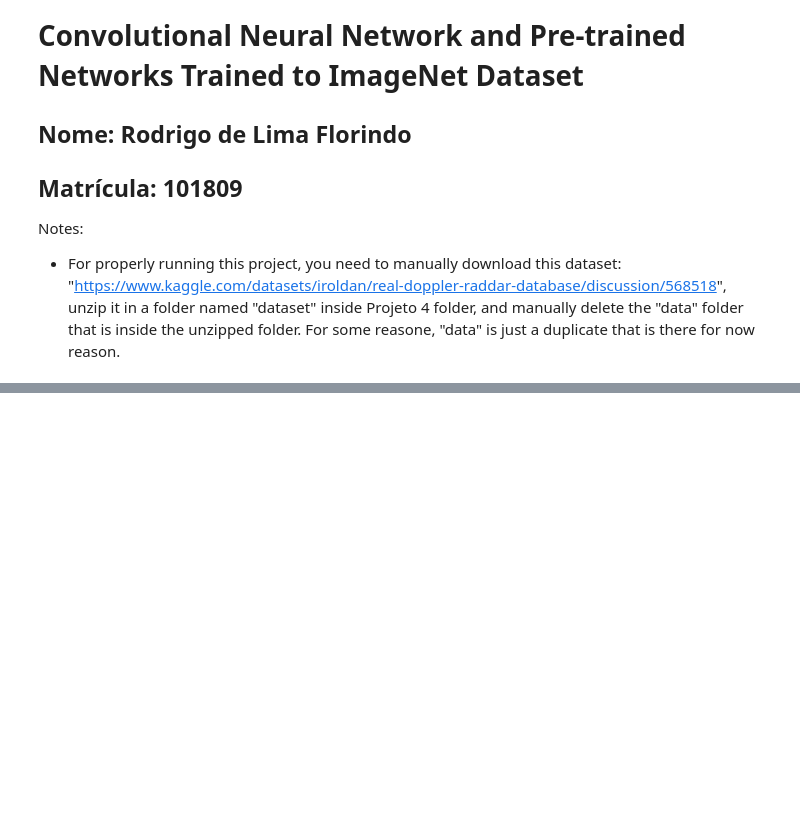
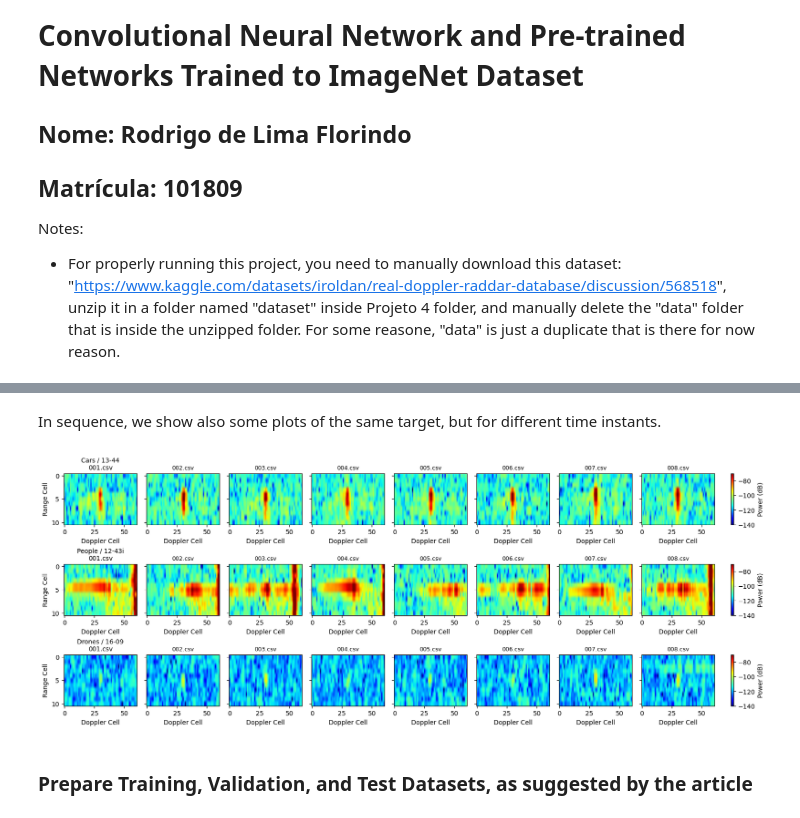
Before and after one commit to rodrigodelimaf/PDS-Redes-Neurais-ITA, a Jupyter notebook: Projeto 4/rodrigo_proj4.ipynb, the cells around one changed output, grey strips where cells are left out. Cells and saved outputs as stored; diff of their text form; code cells hidden in the pictures; blank space fills up the shorter version.

```diff
--- a/Projeto 4/rodrigo_proj4.ipynb
+++ b/Projeto 4/rodrigo_proj4.ipynb
@@ -50,0 +67,62 @@ plt.show()
+# %% [markdown]
+In sequence, we show also some plots of the same target, but for different time instants.
+# %%
+# === 3×8: first object per class; columns = time/order of its CSVs ===
+from pathlib import Path
+import matplotlib.pyplot as plt
+from matplotlib.colors import Normalize
+from matplotlib.cm import ScalarMappable
+
+# --- Pick object subfolder for each class (EDIT THESE NAMES) ---
+choices = {
+    "Cars":   "13-44",   # <- put the object folder you want for Cars
+    "People": "12-43i",  # <- for People
+    "Drones": "16-09",   # <- for Drones
+}
+
+rows = []
+for cls in ["Cars", "People", "Drones"]:
+    obj = choices.get(cls)
+
+    # indices whose path starts with "Class/Object/"
+    idxs = [i for i, p in enumerate(d) if p.startswith(f"{cls}/{obj}/")]
+
+    # sort by filename (001.csv, 002.csv, ...) and take first 8
+    idxs = sorted(idxs, key=lambda i: Path(d[i]).name)[:8]
+
+    rows.append((cls, obj or "<none>", idxs))
+
+vmin, vmax = -140, -70
+norm = Normalize(vmin=vmin, vmax=vmax)
+
+fig, axes = plt.subplots(3, 8, figsize=(16, 6), constrained_layout=True, sharey=True)
+
+for r, (cls, obj, idxs) in enumerate(rows):   # <-- uses rows built in the previous cell
+    row_axes = axes[r]
+
+    for c in range(8):
+        ax = row_axes[c]
+        if c < len(idxs):
+            i = idxs[c]
+            im = ax.imshow(x[i], cmap='jet', norm=norm, aspect='auto')  # no smoothing
+            fname = Path(d[i]).name
+            # first column: show class/object + filename (e.g., 001.csv)
+            if c == 0:
+                ax.set_title(f"{cls} / {obj}\n{fname}", fontsize=10)
+            else:
+                ax.set_title(fname, fontsize=9)
+            ax.set_xlabel('Doppler Cell')
+        else:
+            ax.axis('off')
+
+    row_axes[0].set_ylabel('Range Cell')
+
+    # one colorbar **per row**
+    sm = ScalarMappable(norm=norm, cmap='jet'); sm.set_array([])
+    fig.colorbar(sm, ax=row_axes, location='right', fraction=0.046, pad=0.02, label='Power (dB)')
+
+plt.show()
+# %% [output]
+[figure, added]
+# %% [markdown]
+### Prepare Training, Validation, and Test Datasets, as suggested by the article
```
Also changed, not shown: parts of 4 cells of this notebook.
